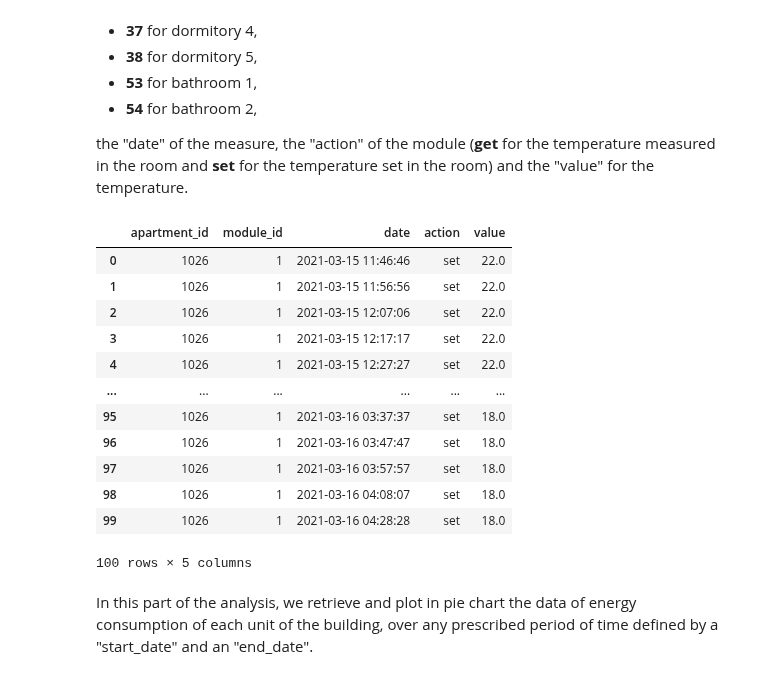
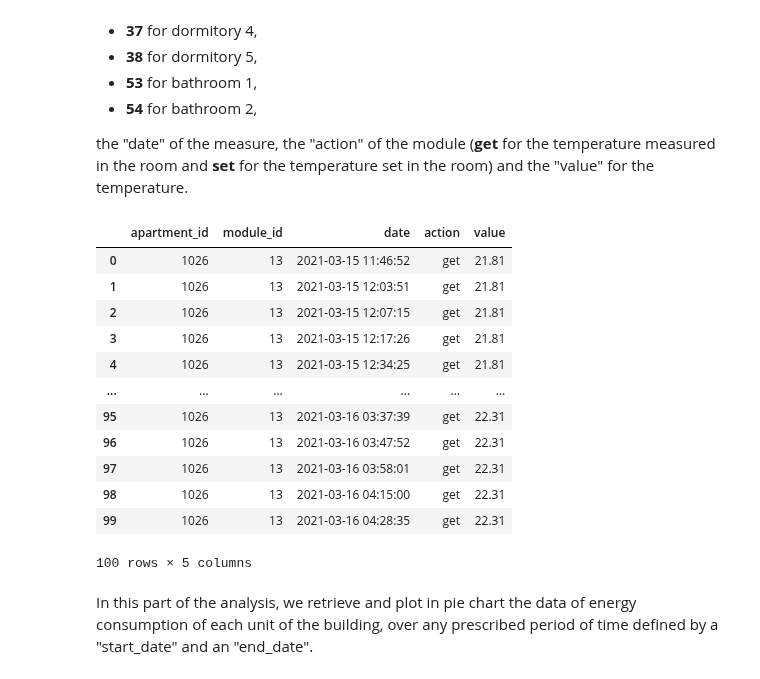
Before and after one commit to rtiedra/data-science, a Jupyter notebook: building_heating/building_heating.ipynb, the cells around one changed output. Drawn from its saved outputs; the diff is of its cells as text; code cells hidden in the pictures.

```diff
--- a/building_heating/building_heating.ipynb
+++ b/building_heating/building_heating.ipynb
@@ -157,21 +157,21 @@ the "date" of the measure, the "action" of the module (<b>get</b> for the temper
 # %%
 # Read the first 100 rows of Temperatures table into a DataFrame "df_temp"
 
-df_temp = pd.read_sql('SELECT * FROM Temperatures LIMIT 100', engine)
+df_temp = pd.read_sql('SELECT * FROM Temperatures WHERE action="get" LIMIT 100', engine)
 df_temp
 # %% [output]
 |  | apartment_id | module_id | date | action | value |
-| 0 | 1026 | 1 | 2021-03-15 11:46:46 | set | 22.0 |
-| 1 | 1026 | 1 | 2021-03-15 11:56:56 | set | 22.0 |
-| 2 | 1026 | 1 | 2021-03-15 12:07:06 | set | 22.0 |
-| 3 | 1026 | 1 | 2021-03-15 12:17:17 | set | 22.0 |
-| 4 | 1026 | 1 | 2021-03-15 12:27:27 | set | 22.0 |
+| 0 | 1026 | 13 | 2021-03-15 11:46:52 | get | 21.81 |
+| 1 | 1026 | 13 | 2021-03-15 12:03:51 | get | 21.81 |
+| 2 | 1026 | 13 | 2021-03-15 12:07:15 | get | 21.81 |
+| 3 | 1026 | 13 | 2021-03-15 12:17:26 | get | 21.81 |
+| 4 | 1026 | 13 | 2021-03-15 12:34:25 | get | 21.81 |
 | ... | ... | ... | ... | ... | ... |
-| 95 | 1026 | 1 | 2021-03-16 03:37:37 | set | 18.0 |
-| 96 | 1026 | 1 | 2021-03-16 03:47:47 | set | 18.0 |
-| 97 | 1026 | 1 | 2021-03-16 03:57:57 | set | 18.0 |
-| 98 | 1026 | 1 | 2021-03-16 04:08:07 | set | 18.0 |
-| 99 | 1026 | 1 | 2021-03-16 04:28:28 | set | 18.0 |
+| 95 | 1026 | 13 | 2021-03-16 03:37:39 | get | 22.31 |
+| 96 | 1026 | 13 | 2021-03-16 03:47:52 | get | 22.31 |
+| 97 | 1026 | 13 | 2021-03-16 03:58:01 | get | 22.31 |
+| 98 | 1026 | 13 | 2021-03-16 04:15:00 | get | 22.31 |
+| 99 | 1026 | 13 | 2021-03-16 04:28:35 | get | 22.31 |
 100 rows × 5 columns
 # %% [markdown]
 In this part of the analysis, we retrieve and plot in pie chart the data of energy consumption of each unit of the building, over any prescribed period of time defined by a "start_date" and an "end_date".
```
Also changed, not shown: parts of 4 cells of this notebook.
